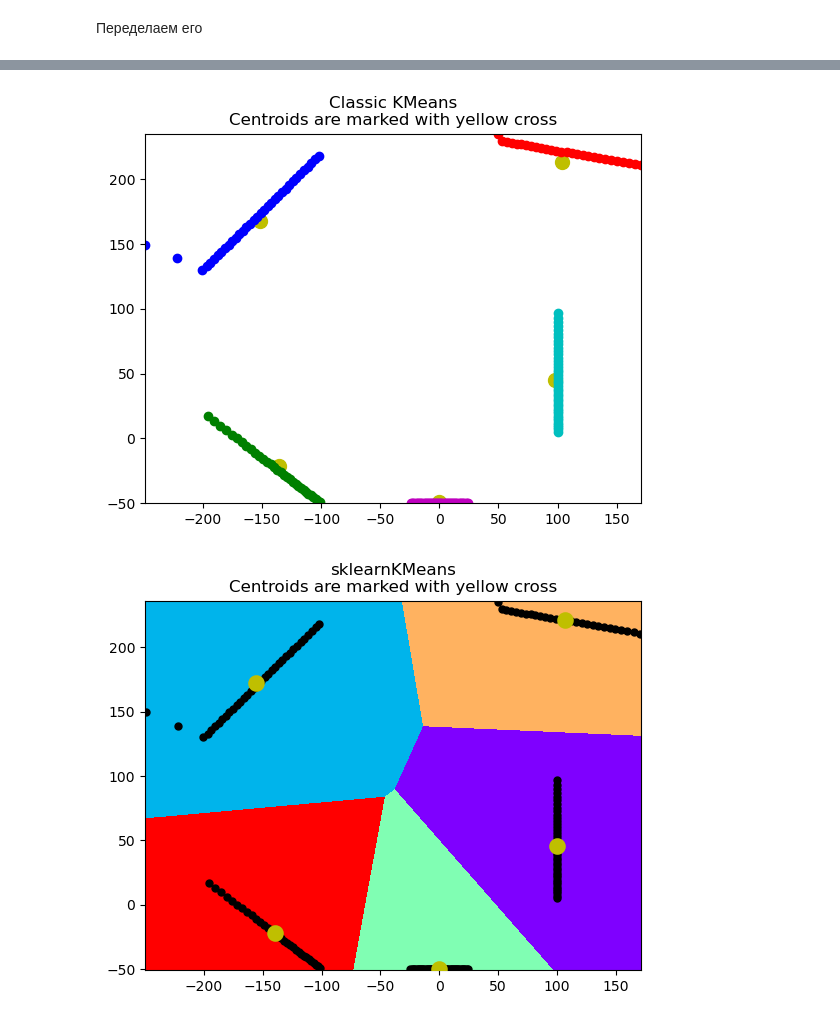
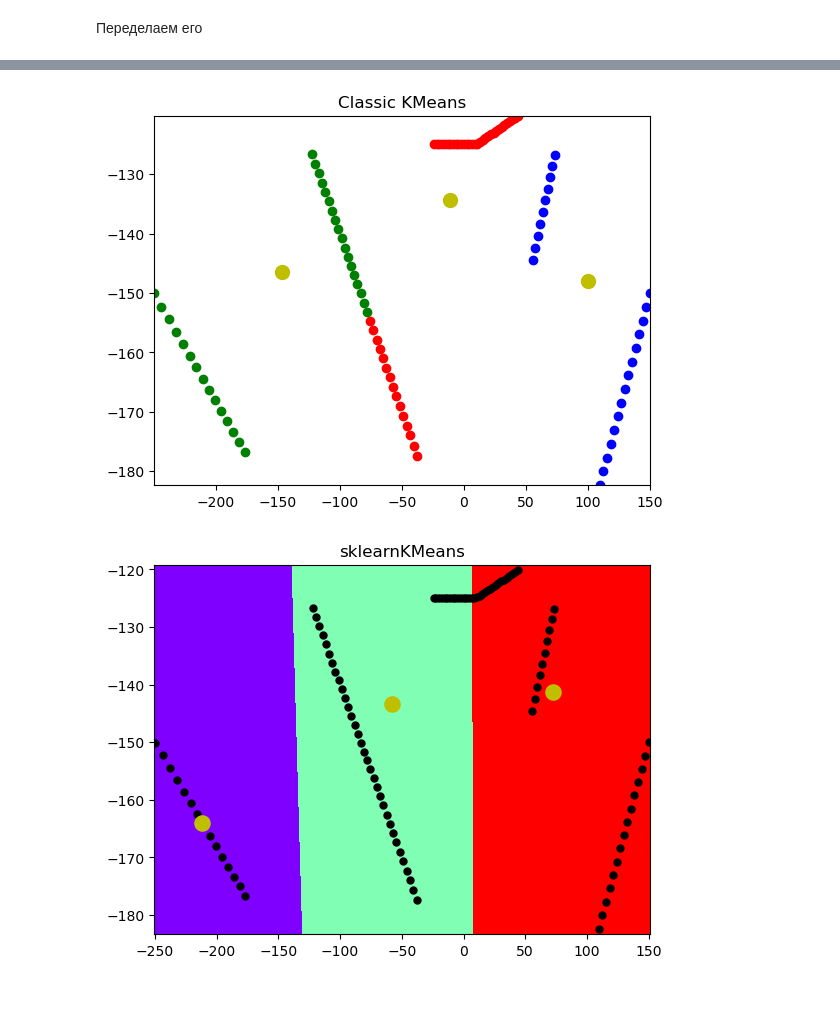
Before and after one commit to 47thGanG/DZ-IS, a Jupyter notebook: dz_is.ipynb, the cells around one changed output, grey strips where cells are left out. Cells and saved outputs as stored; diff of their text form; code cells hidden in the pictures.

```diff
--- a/dz_is.ipynb
+++ b/dz_is.ipynb
@@ -101,7 +101,7 @@ plt.show()
 import random as rn
 
 n=(int(input())+1)
-max_point = 200
+max_point = 100
 n_after_dot = 1
 max_point = max_point * pow(10, n_after_dot)
 #Точки
@@ -225,8 +225,7 @@ def classicKMeans(points, K):
         else:
             plt.plot(x,y,'o', c='black')
     plt.title(
-        "Classic KMeans\n"
-        "Centroids are marked with yellow cross"
+        "Classic KMeans"
     )
     plt.xlim(x_min, x_max)
     plt.ylim(y_min, y_max)
@@ -441,8 +440,7 @@ def sklearnKMeans(points, K):
         zorder=10,
     )
     plt.title(
-        "sklearnKMeans\n"
-        "Centroids are marked with yellow cross"
+        "sklearnKMeans"
     )
     plt.xlim(x_min, x_max)
     plt.ylim(y_min, y_max)
@@ -491,35 +489,36 @@ def getPoints(pathToData):
 #│       ├── 5-obj-r_5.csv
 #│       └── 5-obj-r_6.csv
 #├── 2_Объект(перекрыт)
 #│   ├── ideal-2-obj-p_5.csv
 #│   ├── ideal-2-obj-p_6.csv
 #│   └── Исход.
 #│       ├── 2-obj-p_5.csv
 #│       └── 2-obj-p_6.csv
 #├── 3_Объект(перекрыт)
 #│   ├── ideal-3-obj-p_6.csv
 #│   └── Исход.
 #│       └── 3-obj-p_6.csv
 #└── test.csv
 # Использовать как ./data/*/Исход./*.csv
 
 #points = getPoints("./data/test.csv")
-#points = getPoints("./data/3_Объект(перекрыт)/Исход./3-obj-p_6.csv")
+points = getPoints("./data/3_Объект(перекрыт)/Исход./3-obj-p_6.csv")
 #points = getPoints("./data/1_Объект/Исход./1-obj_5.csv")
 #points = getPoints("./data/2-5_Объект(групп-1)/Исход./5-obj-g1_6.csv")
-points = getPoints("./data/2-5_Объект(разряж)/Исход./5-obj-r_5.csv")
-K = 5 # K - кол-во кластеров указывать в соответствии с тем, сколько объектов
+#points = getPoints("./data/2-5_Объект(групп)/Исход./5-obj-g_6.csv")
+#points = getPoints("./data/2-5_Объект(разряж)/Исход./5-obj-r_5.csv")
+K = 3 # K - кол-во кластеров указывать в соответствии с тем, сколько объектов
 
 # Понижение порядка входных данных тк при вызове функции sklearnKMeans,
 # В ней что-то приводит к утечке памяти (ОЗУ уходит в аут, больше 70Gb выделить не могу)
 points_r=[]
 for i in range(len(points)):
     points_r.append([round(v/10,15) for v in points[i]]) #Здесь можно поиграться с разрешением, меняя функцию round
 points=points_r
 
 # Вызов моей функции и вызов функции, написанной с использованием модуля KMeans библиотеки sklearn
 classicKMeans(points, K)
 sklearnKMeans(points, K)
 # %% [output]
-[figure, old version]
+[figure, new version]
-[figure, old version]
+[figure, new version]
```
Also changed, not shown: parts of 3 cells of this notebook, 2 other files.
